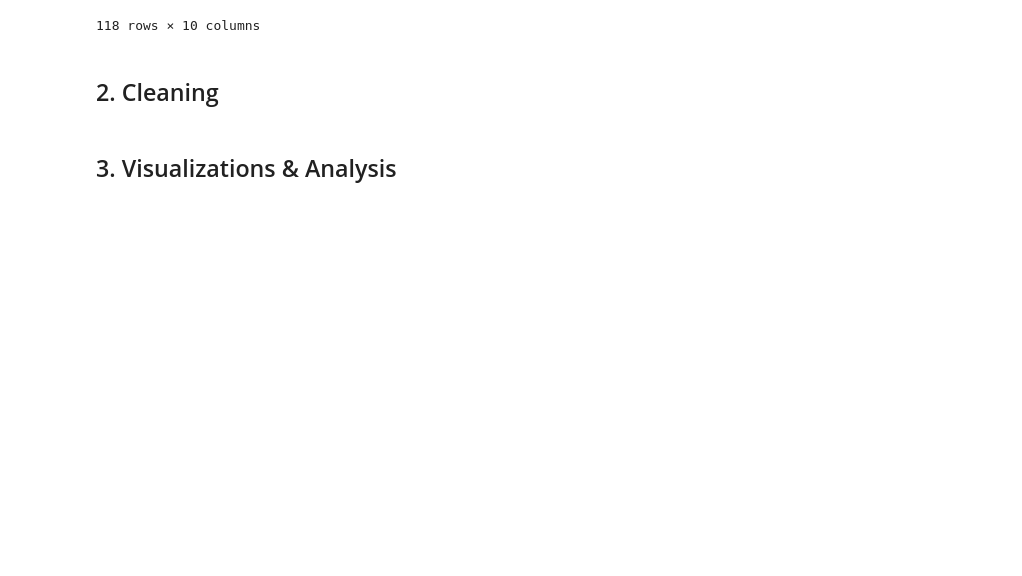
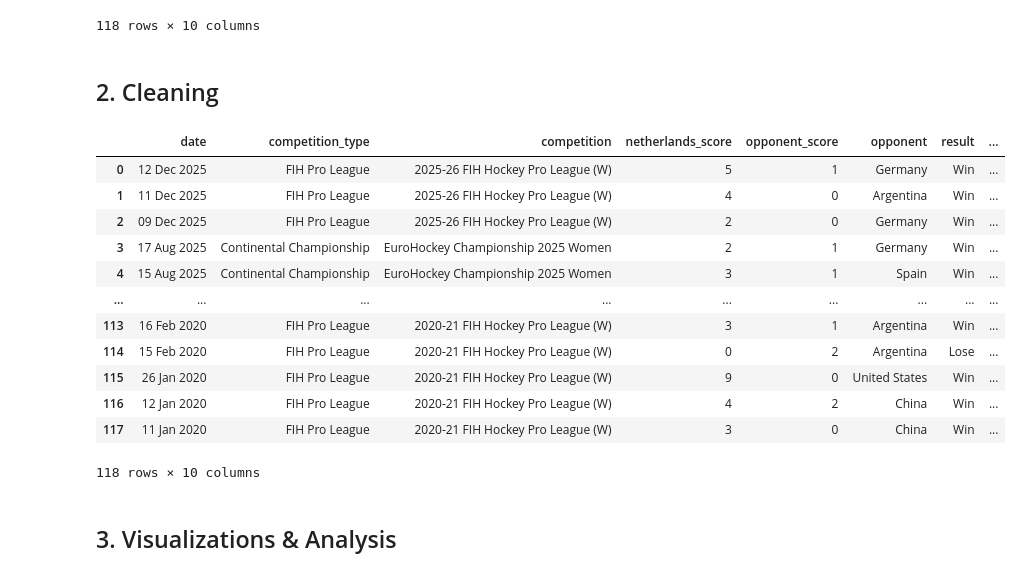
Before and after one commit to Cameron-Meinsma/Assignment_3_Resubmission, a Jupyter notebook: assignment_3_resubmission.ipynb, the cells around one changed output. Drawn from its saved outputs; the diff is of its cells as text; code cells hidden in the pictures; blank space fills up the shorter version.

Commit message:
Cleaned the DataFrame & started visualizations

```diff
--- a/assignment_3_resubmission.ipynb
+++ b/assignment_3_resubmission.ipynb
@@ -273,5 +273,25 @@ df_nl_women
 118 rows × 10 columns
 # %% [markdown]
 ## 2. Cleaning
+# %%
+# Use Regex to remove the (10) or (5) from the result column values
+df_nl_women['result'] = df_nl_women['result'].replace(to_replace=r'\s?\((10|5)\)', value='', regex=True)
+
+# Show the df_nl_women DataFrame
+df_nl_women
+# %% [output]
+|  | date | competition_type | competition | netherlands_score | opponent_score | opponent | result | ... |
+| 0 | 12 Dec 2025 | FIH Pro League | 2025-26 FIH Hockey Pro League (W) | 5 | 1 | Germany | Win | ... |
+| 1 | 11 Dec 2025 | FIH Pro League | 2025-26 FIH Hockey Pro League (W) | 4 | 0 | Argentina | Win | ... |
+| 2 | 09 Dec 2025 | FIH Pro League | 2025-26 FIH Hockey Pro League (W) | 2 | 0 | Germany | Win | ... |
+| 3 | 17 Aug 2025 | Continental Championship | EuroHockey Championship 2025 Women | 2 | 1 | Germany | Win | ... |
+| 4 | 15 Aug 2025 | Continental Championship | EuroHockey Championship 2025 Women | 3 | 1 | Spain | Win | ... |
+| ... | ... | ... | ... | ... | ... | ... | ... | ... |
+| 113 | 16 Feb 2020 | FIH Pro League | 2020-21 FIH Hockey Pro League (W) | 3 | 1 | Argentina | Win | ... |
+| 114 | 15 Feb 2020 | FIH Pro League | 2020-21 FIH Hockey Pro League (W) | 0 | 2 | Argentina | Lose | ... |
+| 115 | 26 Jan 2020 | FIH Pro League | 2020-21 FIH Hockey Pro League (W) | 9 | 0 | United States | Win | ... |
+| 116 | 12 Jan 2020 | FIH Pro League | 2020-21 FIH Hockey Pro League (W) | 4 | 2 | China | Win | ... |
+| 117 | 11 Jan 2020 | FIH Pro League | 2020-21 FIH Hockey Pro League (W) | 3 | 0 | China | Win | ... |
+118 rows × 10 columns
 # %% [markdown]
 ## 3. Visualizations & Analysis
```
Also changed, not shown: parts of 2 cells of this notebook.
